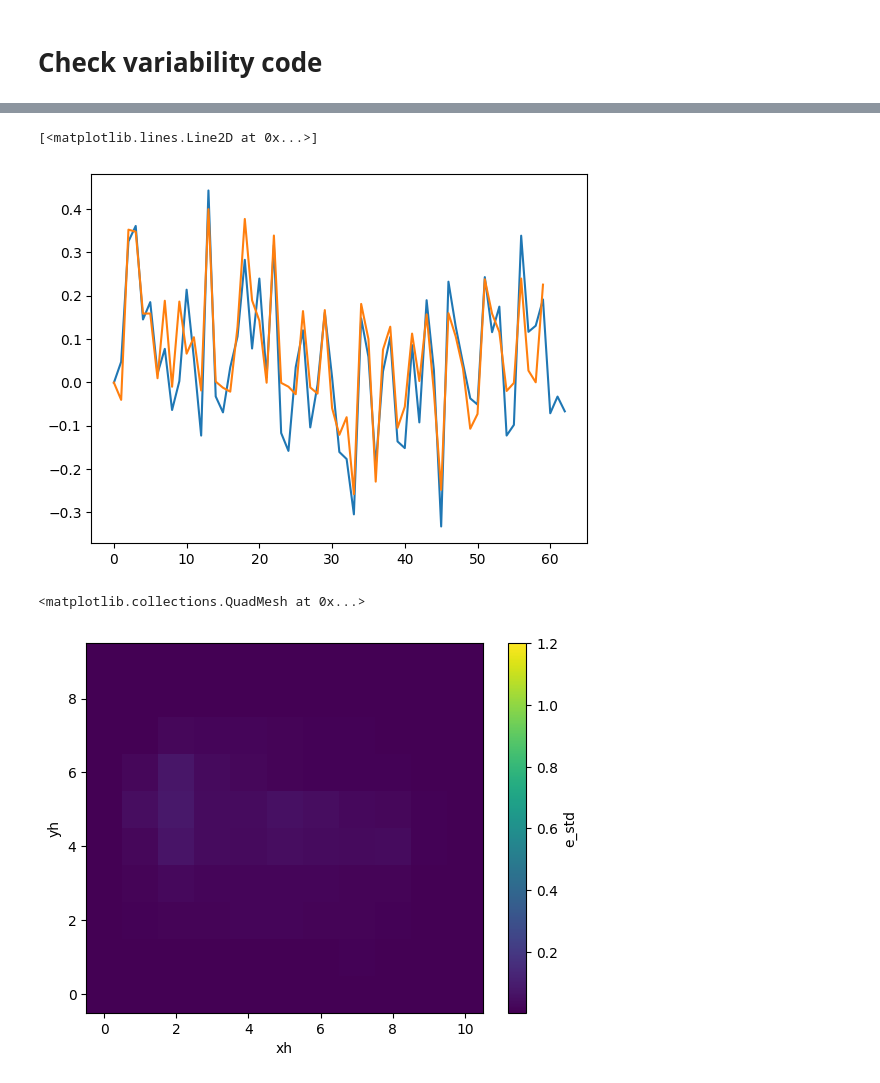
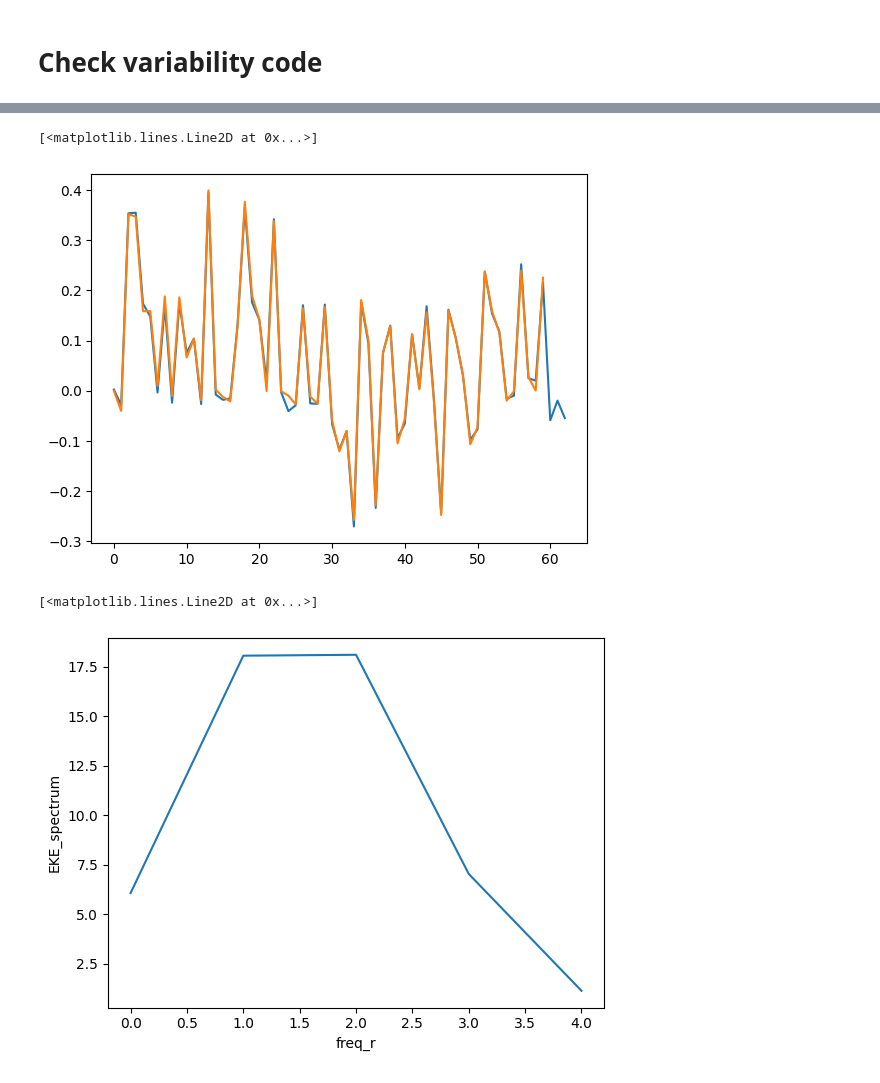
Before and after one commit to m2lines/calibration-MOM6, a Jupyter notebook: notebooks/calibrate-Double-Gyre.ipynb, the cells around one changed output, grey strips where cells are left out. Drawn from its saved outputs; the diff is of its cells as text; code cells hidden in the pictures.

Commit message:
Calibration of EKE spectrum. 10 iterations

```diff
--- a/notebooks/calibrate-Double-Gyre.ipynb
+++ b/notebooks/calibrate-Double-Gyre.ipynb
@@ -811,7 +811,7 @@ ANN_params = PARAMETERS.add(**configuration('R2')).add(DAYMAX=3650.0).add(USE_ZB
 # Read necessary NETCDF files
 ANN_netcdf_default = xr.open_dataset('/scratch/pp2681/mom6/CM26_ML_models/ocean3d/subfilter/FGR3/EXP1/model/Tall.nc').drop_vars(['x_test', 'y_test'])
 # Read observation vector
-observation = xr.open_dataset('/home/pp2681/calibration/scripts/R64_R2/variability-2-degrees.nc')
+observation = xr.open_dataset('/home/pp2681/calibration/scripts/R64_R2/variability.nc')
 
 # EKI configuration
 N_iterations = 5
@@ -830,24 +830,14 @@ np.random.seed(0)
 initial_ensemble = np.concatenate([A1_mean, b1_mean]).reshape(-1,1) + np.concatenate([A1_std * np.random.randn(len(A1_mean), N_ensemble), b1_std * np.random.randn(len(b1_mean), N_ensemble)]).astype('float64')
 
 # Observation vector for EKI
-# 220 values of ssh std
-y1 = (observation.e_std.isel(zi=slice(0,2))).values.ravel()
-# We have only 10 values of EKE spectrum.
-y2 = (observation.EKE_spectrum).values.ravel()
-# However, we wish equal contirubtion of these values
-# to the loss function. The easiest way to achieve this is by repeating the elements.
-# Here, the total vector becomes 220 elements
-# Note: repeat operator inflates [1,2,3] to [1,1,...,2,2...,3,3...]
-y2 = np.repeat(y2, 22)
-# 440 values
-y = np.concatenate([y1, y2]).astype('float64')
+# 10 values of EKE spectrum
+y = (observation.EKE_spectrum).values.ravel().astype('float64')
 
 # Observation (+forward model) covariance matrix
-e_std_var = observation.e_std_var.isel(zi=slice(0,2)).mean(['xh','yh']).compute().values
+# Vector 2 numbers
 EKE_spectrum_var = observation.EKE_spectrum_var.mean(['freq_r']).compute().values
-diag_var = np.concatenate([e_std_var[0] * np.ones(110), e_std_var[1] * np.ones(110), EKE_spectrum_var[0] * np.ones(110), EKE_spectrum_var[1] * np.ones(110)])
-# Here we assume that the variance of forward model and observation is the same (as they have the same time averaging interval)
-Gamma = np.diag(2. * diag_var).astype('float64')
+# [var_0, var_1] becomes [var_0, var_0, var_0, var_0, var_0, var_1 var_1 var_1 var_1 var_1]
+Gamma = 2. * np.diag(np.repeat(EKE_spectrum_var, 5).astype('float64'))
 # %%
 from julia import Main
 
@@ -870,12 +860,8 @@ Main.eval("""
 os.makedirs(f'{base_path}/{optimization_folder}', exist_ok=True)
 # %%
 metrics = xr.Dataset()
-ny = 10
-nx = 11
-nzi = 3
 nzl = 2
 nfreq_r = 5
-metrics['e_std'] = xr.DataArray(np.nan * np.zeros([N_iterations, N_ensemble, nzi, ny, nx]), dims=['iter', 'ens', 'zi', 'yh', 'xh'])
 metrics['EKE_spectrum'] = xr.DataArray(np.nan * np.zeros([N_iterations, N_ensemble, nzl, nfreq_r]), dims=['iter', 'ens', 'zl', 'freq_r'])
 metrics['param'] = xr.DataArray(np.nan * np.zeros([N_iterations, N_ensemble, 63]), dims=['iter', 'ens', 'pdim'])
 # %%
@@ -918,20 +904,16 @@ Parameters are the same. Keep going...
 %%time
 if os.path.exists(iteration_path):
     print('Folder with experiments exists')
-    g_ens = np.zeros([440, N_ensemble]).astype('float64')
+    g_ens = np.zeros([10, N_ensemble]).astype('float64')
     for ens_member, param in enumerate(params.T):
         try:
             ds = xr.open_mfdataset(f'{iteration_path}/ens-member-{ens_member:02d}/output/prog_*.nc', decode_times=False)
             static = xr.open_mfdataset(f'{iteration_path}/ens-member-{ens_member:02d}/output/ocean_geometry.nc', decode_times=False).rename({'lonh': 'xh', 'lath': 'yh'})
-            data = variability_metrics(ds.e, ds.u, ds.v, static, coarse_factor=4)
+            data = variability_metrics(ds.e, ds.u, ds.v, static)
 
-            y1 = (data.e_std.isel(zi=slice(0,2))).values.ravel()
-            y2 = (data.EKE_spectrum).values.ravel()
-            y2 = np.repeat(y2, 22)
-            g_ens[:,ens_member] = np.concatenate([y1, y2]).astype('float64')
+            g_ens[:,ens_member] = (data.EKE_spectrum).values.ravel().astype('float64')
             print(f'Ensemble member {ens_member} succesfully ingested')
 
-            metrics['e_std'][iteration][ens_member] = data.e_std
             metrics['EKE_spectrum'][iteration][ens_member] = data.EKE_spectrum
         except:
             # Experiment is not ready or exploded or runtime error
@@ -977,9 +972,9 @@ plt.plot(params.mean(-1))
 plt.plot(A1_mean)
 # %% [output]
 [<matplotlib.lines.Line2D at 0x...>]
-[figure, old version]
+[figure, new version]
 # %%
-metrics['e_std'][0][50][0].plot(vmax=1.2)
+metrics['EKE_spectrum'][0][20][1].plot()
 # %% [output]
-<matplotlib.collections.QuadMesh at 0x...>
+[<matplotlib.lines.Line2D at 0x...>]
-[figure, old version]
+[figure, new version]
```
Also changed, not shown: parts of 4 cells of this notebook, 2 other files.
